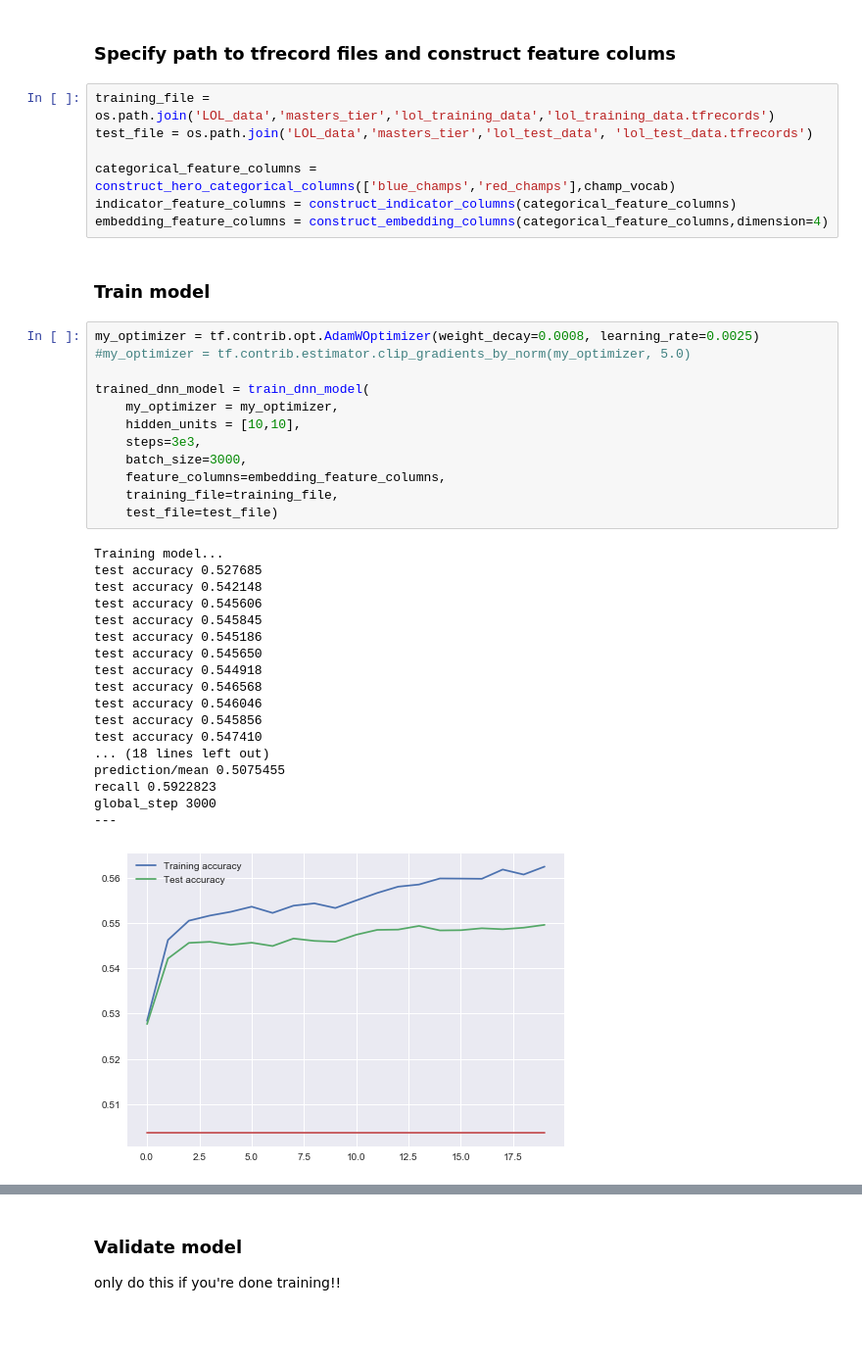
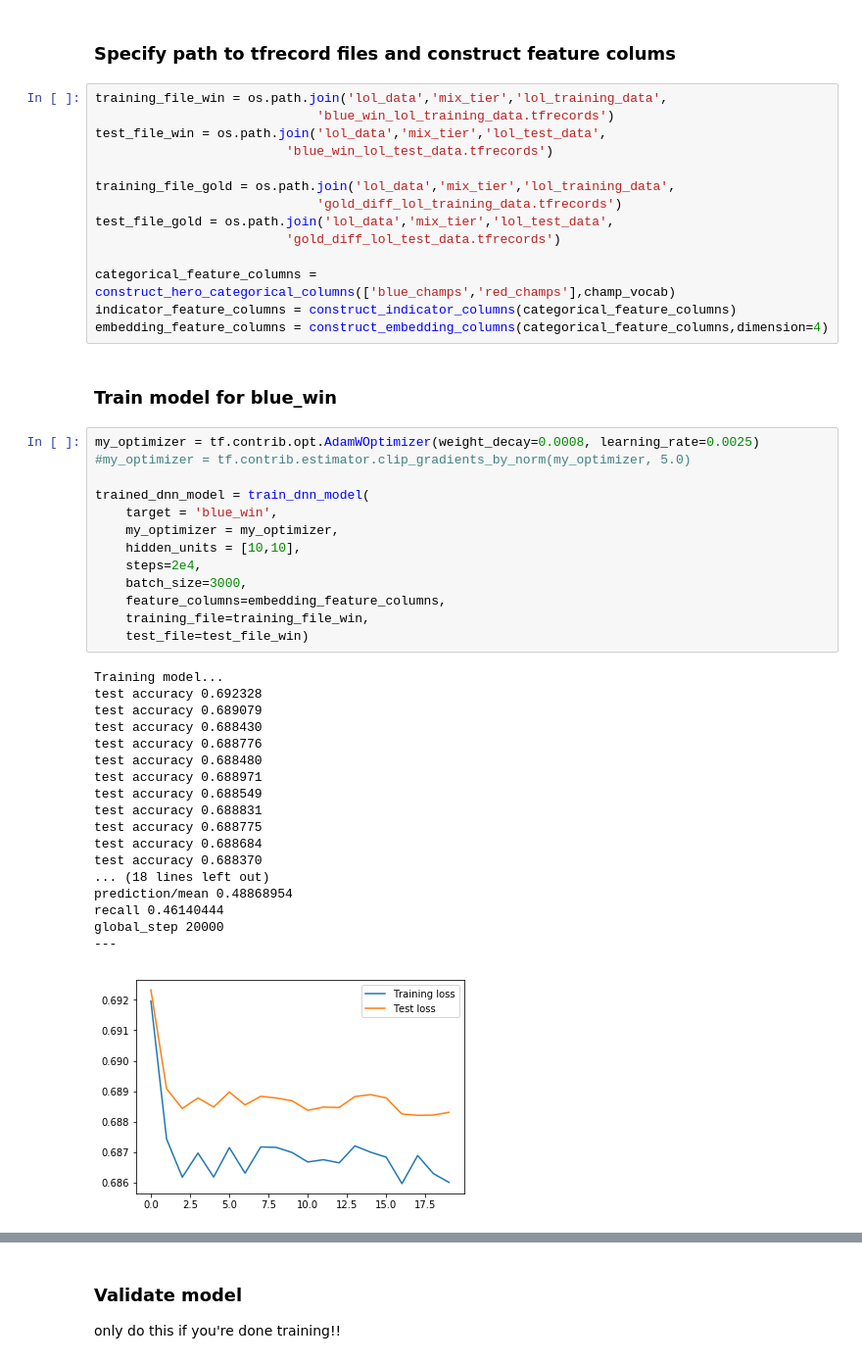
Before and after one commit to JoshEZiegler/MLProjects, a Jupyter notebook: LeagueOfLegendsProject/LOLMachineLearning_SingleTarget.ipynb, the cells around one changed output, grey strips where cells are left out. Shown: that part at 98% size. Saved outputs shown, nothing was run; the diff lists cells and outputs as text; blank space fills up the shorter version.

Commit message:
data collection and some hyome params

```diff
--- a/LeagueOfLegendsProject/LOLMachineLearning_SingleTarget.ipynb
+++ b/LeagueOfLegendsProject/LOLMachineLearning_SingleTarget.ipynb
@@ -464,42 +473,50 @@ def train_dnn_model(
 # %% [markdown]
 ### Specify path to tfrecord files and construct feature colums
 # %%
-training_file = os.path.join('LOL_data','masters_tier','lol_training_data','lol_training_data.tfrecords')
-test_file = os.path.join('LOL_data','masters_tier','lol_test_data', 'lol_test_data.tfrecords')
+training_file_win = os.path.join('lol_data','mix_tier','lol_training_data',
+                             'blue_win_lol_training_data.tfrecords')
+test_file_win = os.path.join('lol_data','mix_tier','lol_test_data',
+                         'blue_win_lol_test_data.tfrecords')
+
+training_file_gold = os.path.join('lol_data','mix_tier','lol_training_data',
+                             'gold_diff_lol_training_data.tfrecords')
+test_file_gold = os.path.join('lol_data','mix_tier','lol_test_data',
+                         'gold_diff_lol_test_data.tfrecords')
 
 categorical_feature_columns = construct_hero_categorical_columns(['blue_champs','red_champs'],champ_vocab)
 indicator_feature_columns = construct_indicator_columns(categorical_feature_columns)
 embedding_feature_columns = construct_embedding_columns(categorical_feature_columns,dimension=4)
 # %% [markdown]
-### Train model
+### Train model for blue_win
 # %%
 my_optimizer = tf.contrib.opt.AdamWOptimizer(weight_decay=0.0008, learning_rate=0.0025)
 #my_optimizer = tf.contrib.estimator.clip_gradients_by_norm(my_optimizer, 5.0)
 
 trained_dnn_model = train_dnn_model(
+    target = 'blue_win',
     my_optimizer = my_optimizer,
     hidden_units = [10,10],
-    steps=3e3,
+    steps=2e4,
     batch_size=3000,
     feature_columns=embedding_feature_columns,
-    training_file=training_file,
-    test_file=test_file)
+    training_file=training_file_win,
+    test_file=test_file_win)
 # %% [output]
 Training model...
-test accuracy 0.527685
-test accuracy 0.542148
-test accuracy 0.545606
-test accuracy 0.545845
-test accuracy 0.545186
-test accuracy 0.545650
-test accuracy 0.544918
-test accuracy 0.546568
-test accuracy 0.546046
-test accuracy 0.545856
-test accuracy 0.547410
+test accuracy 0.692328
+test accuracy 0.689079
+test accuracy 0.688430
+test accuracy 0.688776
+test accuracy 0.688480
+test accuracy 0.688971
+test accuracy 0.688549
+test accuracy 0.688831
+test accuracy 0.688775
+test accuracy 0.688684
+test accuracy 0.688370
 ... (18 lines left out)
-prediction/mean 0.5075455
-recall 0.5922823
-global_step 3000
+prediction/mean 0.48868954
+recall 0.46140444
+global_step 20000
 ---
-[figure, old version]
+[figure, new version]
```
Also changed, not shown: parts of 3 cells of this notebook, 18 other files.
